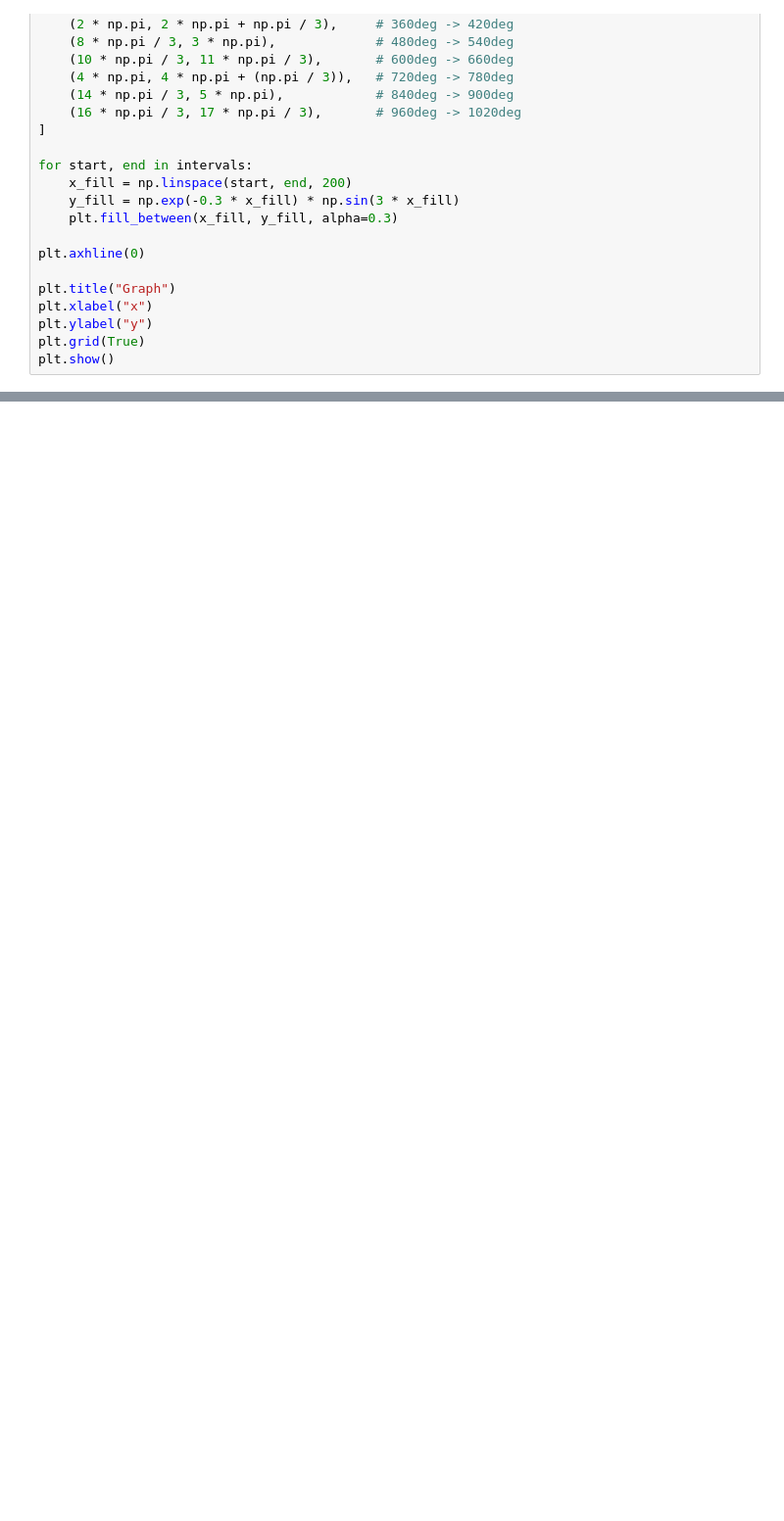
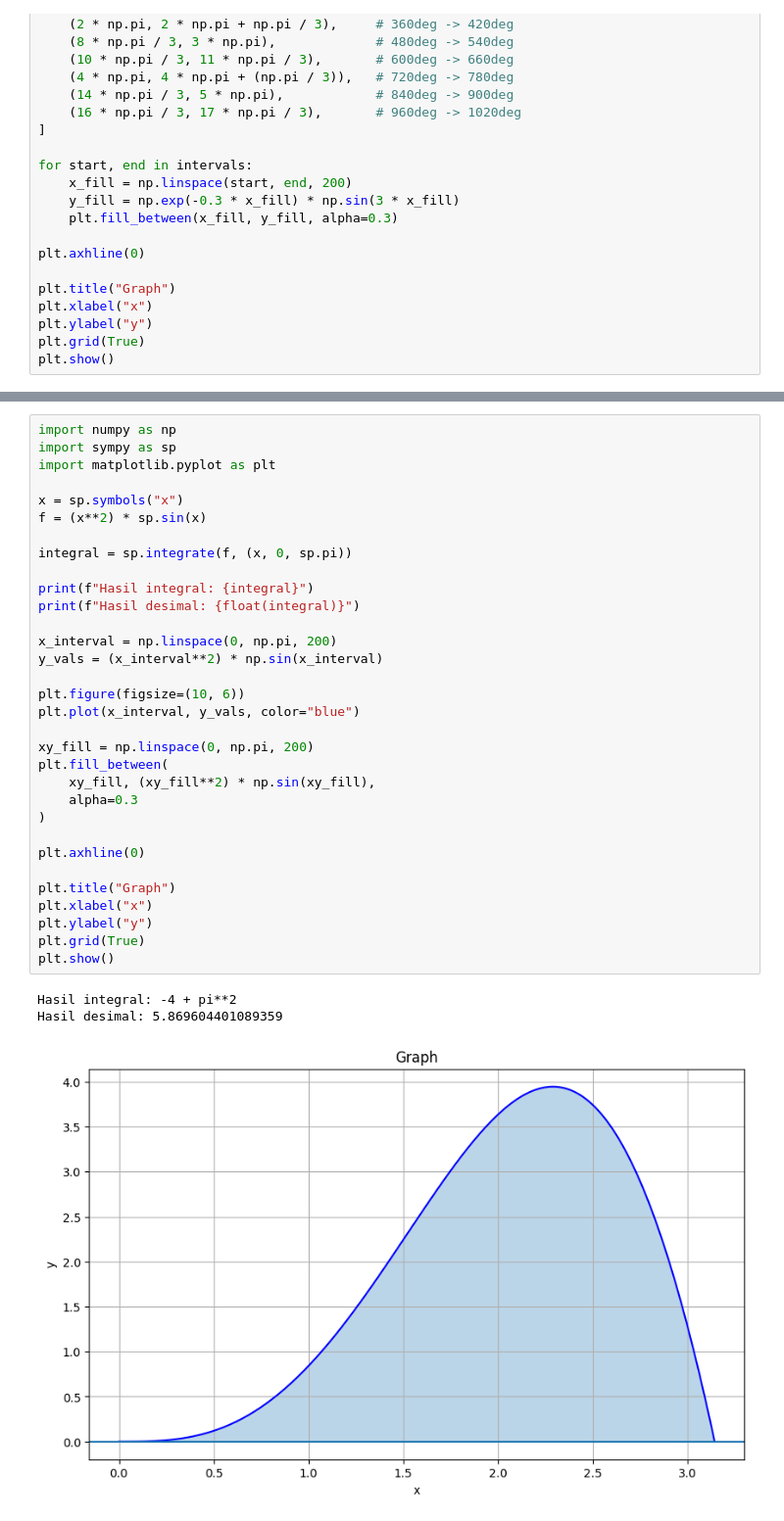
Before and after one commit to ValerieAttila09/math-py, a Jupyter notebook: calculus-2.ipynb, the cells around one changed output, grey strips where cells are left out. Shown at 98% size. Saved outputs shown, nothing was run; the diff lists cells and outputs as text; blank space fills up the shorter version.

```diff
--- a/calculus-2.ipynb
+++ b/calculus-2.ipynb
@@ -79,0 +76,36 @@ Hasil desimal: 0.0
+# %%
+import numpy as np
+import sympy as sp
+import matplotlib.pyplot as plt
+
+x = sp.symbols("x")
+f = (x**2) * sp.sin(x)
+
+integral = sp.integrate(f, (x, 0, sp.pi))
+
+print(f"Hasil integral: {integral}")
+print(f"Hasil desimal: {float(integral)}")
+
+x_interval = np.linspace(0, np.pi, 200)
+y_vals = (x_interval**2) * np.sin(x_interval)
+
+plt.figure(figsize=(10, 6))
+plt.plot(x_interval, y_vals, color="blue")
+
+xy_fill = np.linspace(0, np.pi, 200)
+plt.fill_between(
+    xy_fill, (xy_fill**2) * np.sin(xy_fill),
+    alpha=0.3
+)
+
+plt.axhline(0)
+
+plt.title("Graph")
+plt.xlabel("x")
+plt.ylabel("y")
+plt.grid(True)
+plt.show()
+# %% [output]
+Hasil integral: -4 + pi**2
+Hasil desimal: 5.869604401089359
+[figure, added]
```
Also changed, not shown: parts of 1 cell of this notebook.
